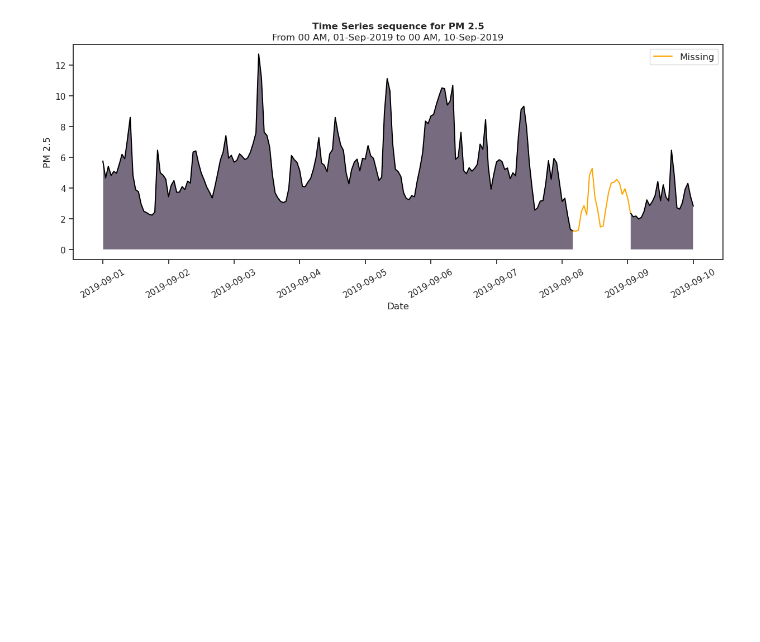
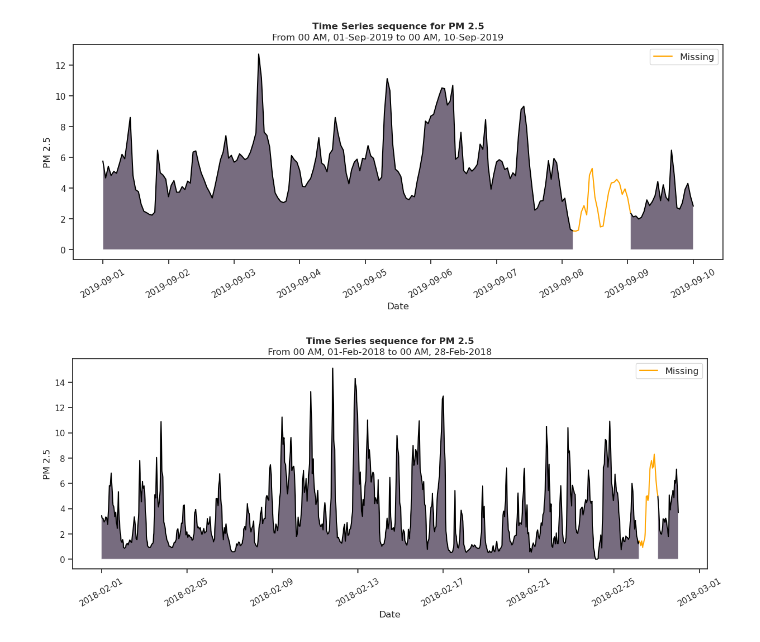
Before and after one commit to erich-hs/Air-We-Breathe, a Jupyter notebook: Air_We_Breath_Missing_Values.ipynb, the cells around one changed output. Drawn from its saved outputs; the diff is of its cells as text; code cells hidden in the pictures; blank space fills up the shorter version.

```diff
--- a/Air_We_Breath_Missing_Values.ipynb
+++ b/Air_We_Breath_Missing_Values.ipynb
@@ -472,0 +469,12 @@ def rmse_score(df, df_missing, value="RAW_VALUE"):
+# %%
+subset, subset_missing = create_missing(
+    data=station_subset,
+    start=datetime(2018, 2, 1),
+    end=datetime(2018, 2, 28),
+    missing_length=20,
+    padding=24,
+    missing_index='end'
+)
+plot_compare(subset, subset_missing)
+# %% [output]
+[figure, added]
```
Also changed, not shown: parts of 8 cells of this notebook, 3 other files.
